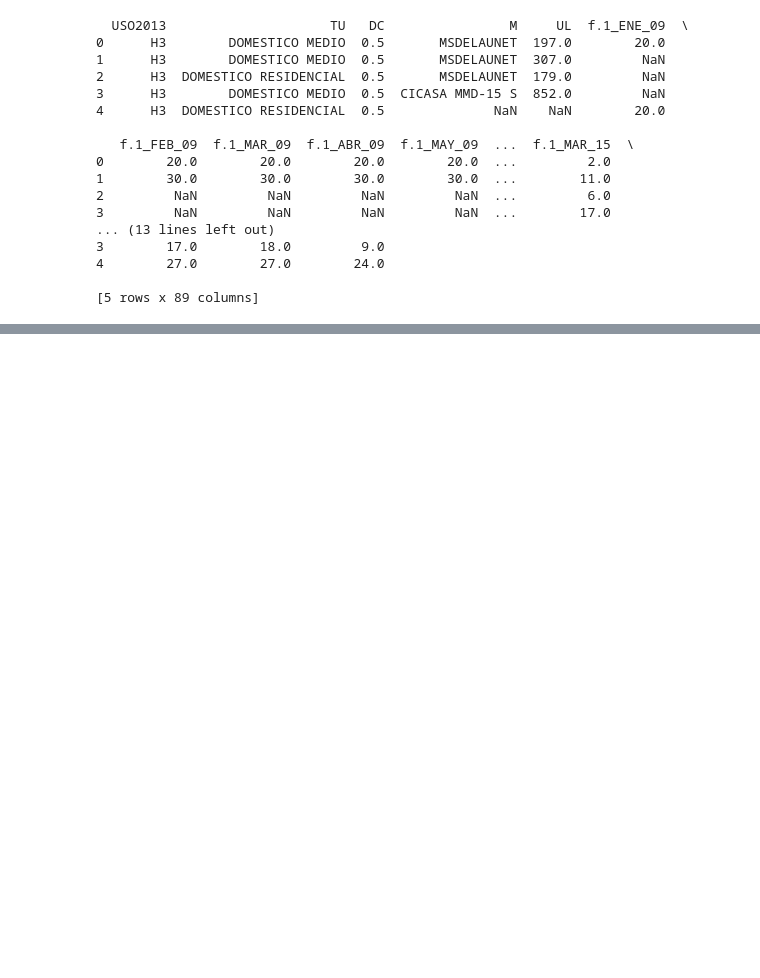
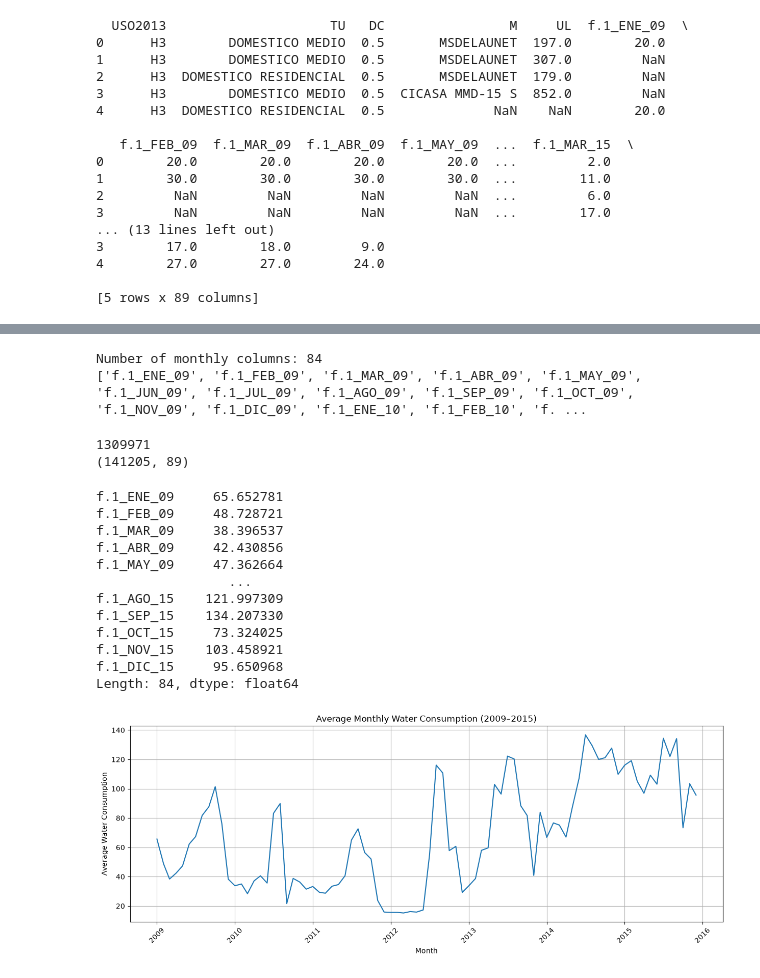
Before and after one commit to Paramjitsingh7/AI-mini-project-group-62, a Jupyter notebook: notebook/water_consumptionmodel.ipynb, the cells around one changed output, grey strips where cells are left out. Saved outputs shown, nothing was run; the diff lists cells and outputs as text; code cells hidden in the pictures; blank space fills up the shorter version.

Commit message:
understanding dataset's statistical info cleaning of dataset

```diff
--- a/notebook/water_consumptionmodel.ipynb
+++ b/notebook/water_consumptionmodel.ipynb
@@ -25,3 +25,7 @@ print(df.head())
 4        27.0        27.0        24.0
 
 [5 rows x 89 columns]
+# %%
+df = pd.read_csv("../dataset/water_consumption.csv")
+
+print(df.shape)
@@ -27,0 +74,44 @@ print(df.head())
+# %%
+monthly_cols = [col for col in df.columns if col.startswith("f.1_")]
+
+print("Number of monthly columns:", len(monthly_cols))
+print(monthly_cols)
+# %% [output]
+Number of monthly columns: 84
+['f.1_ENE_09', 'f.1_FEB_09', 'f.1_MAR_09', 'f.1_ABR_09', 'f.1_MAY_09', 'f.1_JUN_09', 'f.1_JUL_09', 'f.1_AGO_09', 'f.1_SEP_09', 'f.1_OCT_09', 'f.1_NOV_09', 'f.1_DIC_09', 'f.1_ENE_10', 'f.1_FEB_10', 'f. ...
+# %%
+print(df[monthly_cols].isnull().sum().sum())
+df_clean = df.dropna(subset=monthly_cols).copy()
+
+print(df_clean.shape)
+# %% [output]
+1309971
+(141205, 89)
+# %%
+monthly_avg = df_clean[monthly_cols].mean()
+
+print(monthly_avg)
+months = pd.date_range(start="2009-01-01", periods=84, freq="MS")
+
+plt.figure(figsize=(15, 5))
+plt.plot(months, monthly_avg.values)
+plt.xlabel("Month")
+plt.ylabel("Average Water Consumption")
+plt.title("Average Monthly Water Consumption (2009–2015)")
+plt.xticks(rotation=45)
+plt.grid()
+plt.show()
+# %% [output]
+f.1_ENE_09     65.652781
+f.1_FEB_09     48.728721
+f.1_MAR_09     38.396537
+f.1_ABR_09     42.430856
+f.1_MAY_09     47.362664
+                 ...
+f.1_AGO_15    121.997309
+f.1_SEP_15    134.207330
+f.1_OCT_15     73.324025
+f.1_NOV_15    103.458921
+f.1_DIC_15     95.650968
+Length: 84, dtype: float64
+[figure, added]
```
Also changed, not shown: parts of 4 cells of this notebook.
